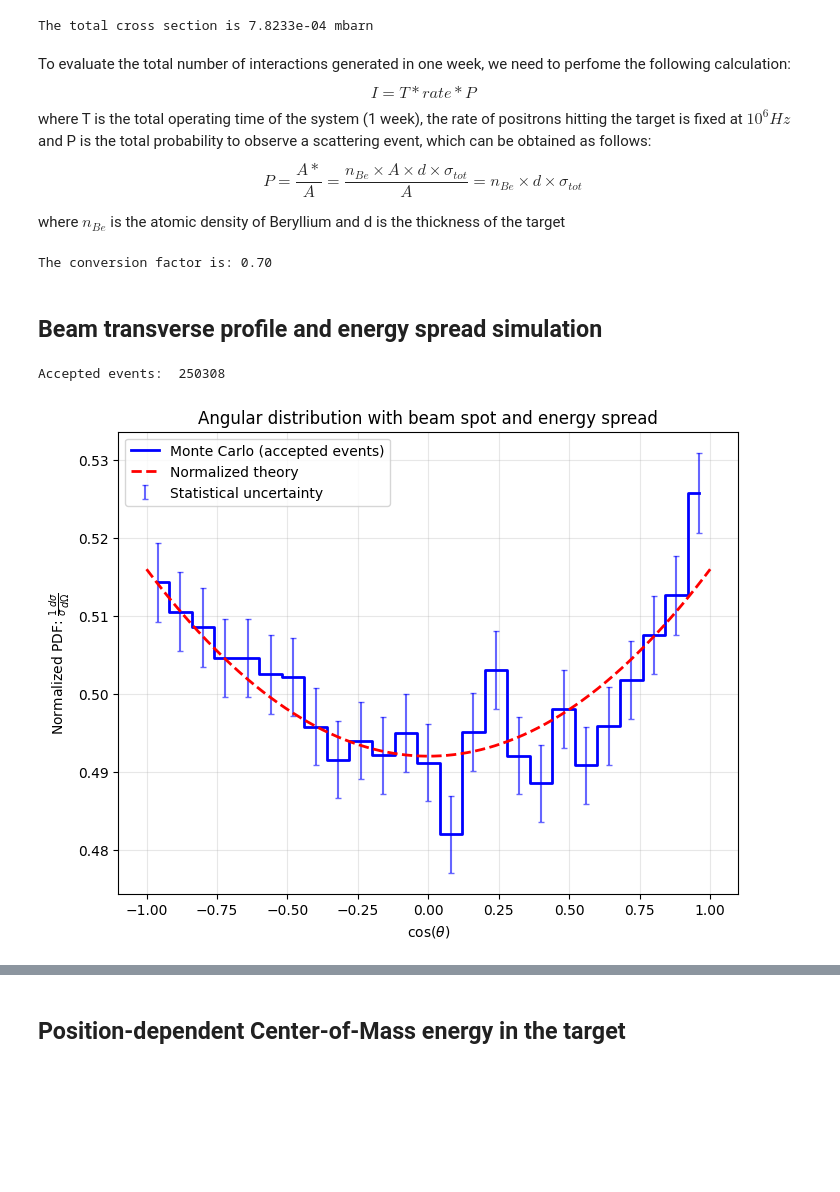
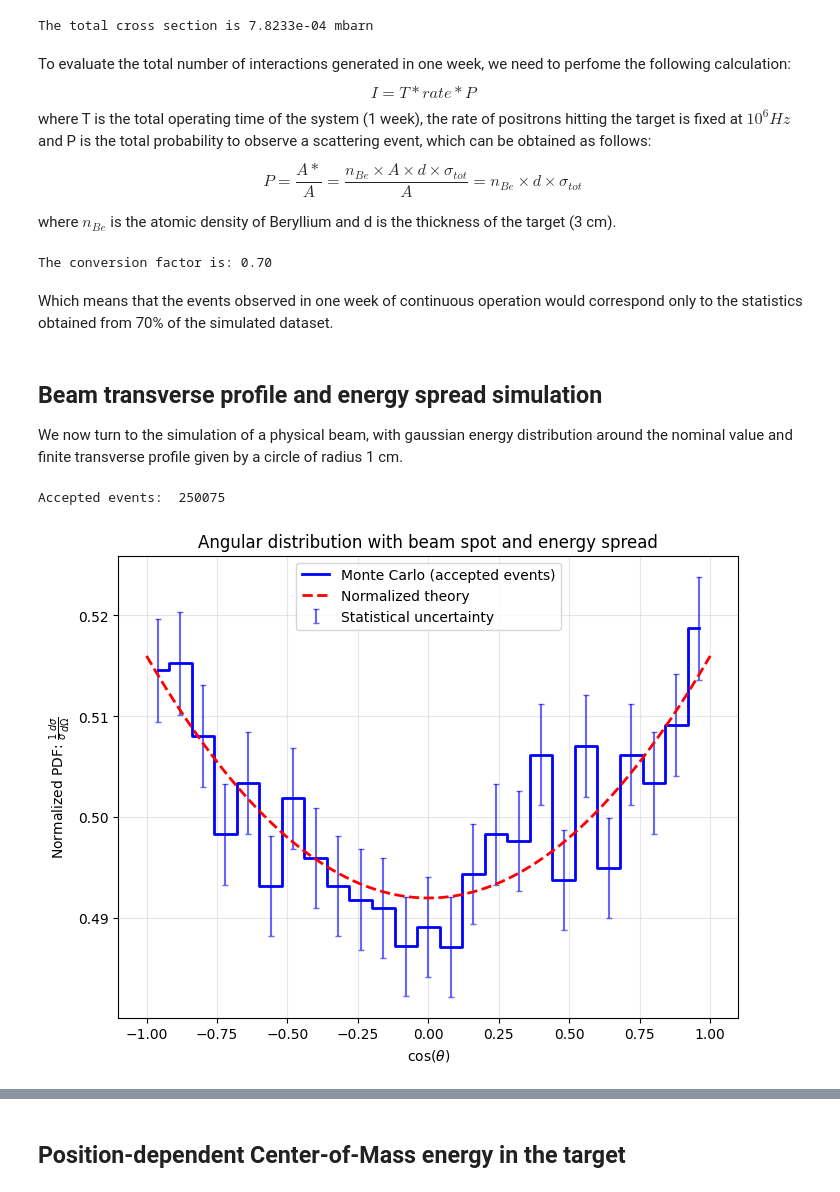
Before and after one commit to marcolorenzato00/LCP_Project, a Jupyter notebook: Project.ipynb, the cells around one changed output, grey strips where cells are left out. Saved outputs shown, nothing was run; the diff lists cells and outputs as text; code cells hidden in the pictures; blank space fills up the shorter version.

```diff
--- a/Project.ipynb
+++ b/Project.ipynb
@@ -570,11 +551,11 @@ To evaluate the total number of interactions generated in one week, we need to p
     I = T * rate * P
 \end{equation*}
 where T is the total operating time of the system (1 week), the rate of positrons hitting the target is fixed at $10^6 Hz$ and P is the total probability to observe a scattering event, which can be obtained as follows:
-\begin{equation}
+\begin{equation*}
     P = \frac{A*}{A} = \frac{n_{Be} \times A \times  d \times \sigma_{tot}}{A} = n_{Be} \times d \times \sigma_{tot}
-\end{equation}
+\end{equation*}
 
-where $n_{Be}$ is the atomic density of Beryllium and d is the thickness of the target
+where $n_{Be}$ is the atomic density of Beryllium and d is the thickness of the target (3 cm).
 # %%
 d = 3                       # cm, target thickness
 rate = 10**6                # Hz, event rate
@@ -598,48 +579,52 @@ weight = I / len(cos)
 print(f'The conversion factor is: {weight:.2f}')
 # %% [output]
 The conversion factor is: 0.70
+# %% [markdown]
+Which means that the events observed in one week of continuous operation would correspond only to the statistics obtained from 70% of the simulated dataset.
 # %% [markdown]
 ## Beam transverse profile and energy spread simulation
+
+We now turn to the simulation of a physical beam, with gaussian energy distribution around the nominal value and finite transverse profile given by a circle of radius 1 cm.
 # %%
 # Random azimuthal angles and radial positions for the beam spot
 R = 1.0
-alpha = np.random.uniform(0, 2*np.pi, n)
-rho = R * np.sqrt(np.random.uniform(0,1,n))
-x = rho * np.cos(alpha)
-y = rho * np.sin(alpha)
+zeta = np.random.uniform(0, 2*np.pi, n)
+radial_distance = R * np.sqrt(np.random.uniform(0,1,n))
+x = radial_distance * np.cos(zeta)
+y = radial_distance * np.sin(zeta)
 
 # Beam energies with Gaussian spread
 sigmaE = 0.5                                  # width of energy spread
 E = np.random.normal(beam_energy, sigmaE, n)
 
 m_e = 0.000511  # GeV, electron mass
 s_distr = 2 * m_e * (E + m_e)  # invariant s in lab frame
 
 # Monte Carlo generation of muon angular distribution
 #u_new = np.random.uniform(-1, 1, n)
 #r_new = np.random.uniform(0, cross_section_norm(s_distr, 1), n)
 #v_new = u_new[r_new < cross_section_norm(s_distr, u_new)]
 
 v_new = montecarlo(s_distr, n)
 
 plt.figure(figsize=(8, 6))
 
 # Monte Carlo histogram (normalized)
 plot_data(v_new)
 
 # Normalized theoretical curve
-s_mean = np.mean(s_distr)  # reference theoretical curve
+s_mean = np.mean(s_distr)  # reference theoretical curve, s_mean is almost identical to the nominal s
 plot_theory(s_mean)
 
 plt.xlabel(r"$\cos(\theta)$")
 plt.ylabel(r"Normalized PDF: $\frac{1}{\sigma}\frac{d\sigma}{d\Omega}$")
 plt.title(r"Angular distribution with beam spot and energy spread")
 plt.legend()
 plt.grid(alpha=0.3)
 plt.show()
 # %% [output]
-Accepted events:  250308
+Accepted events:  250075
-[figure, old version]
+[figure, new version]
 # %%
 # Plot of the beam spot (x, y)
 plt.figure(figsize=(8,6))
```
Also changed, not shown: parts of 14 cells of this notebook, 1 other file.
